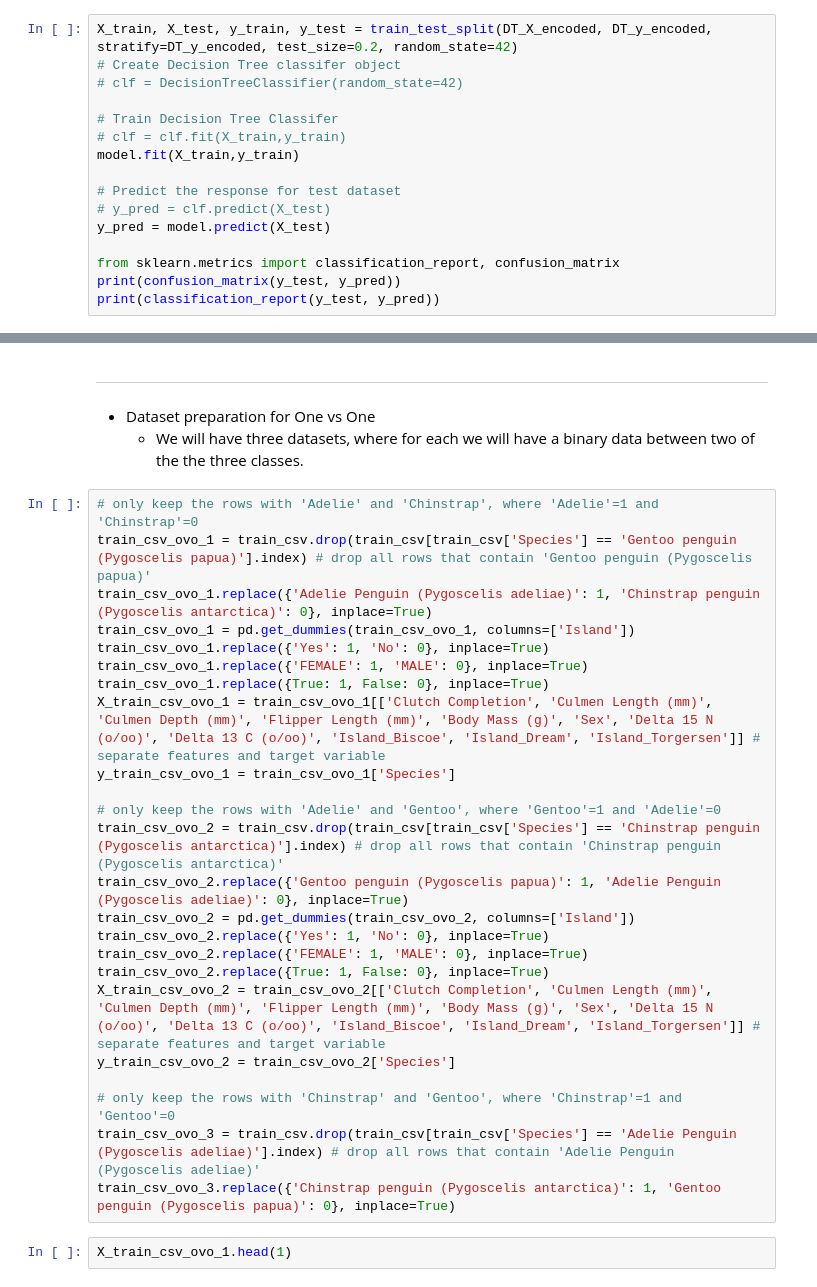
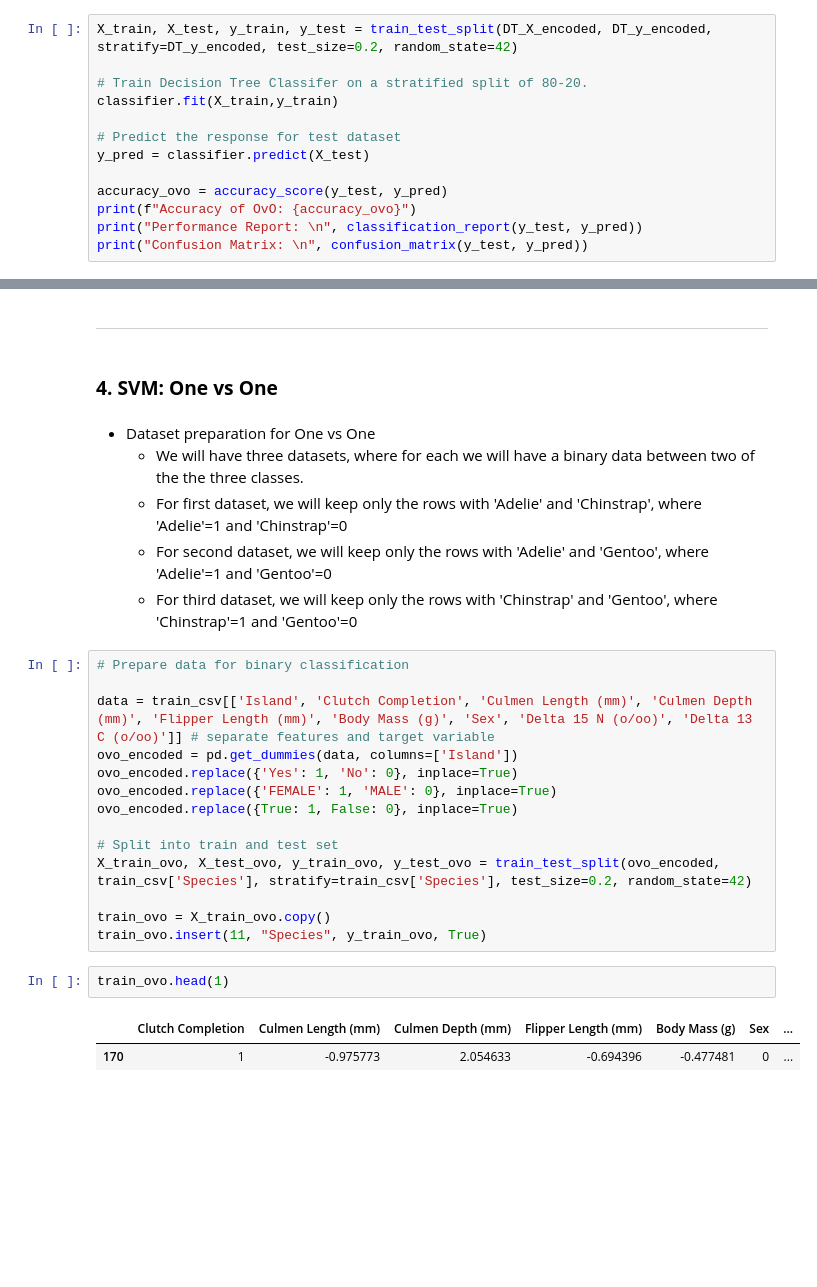
Before and after one commit to Deepti-debug/SVM-and-random-forests, a Jupyter notebook: 15_Assignment4.ipynb, the cells around one changed output, grey strips where cells are left out. Cells and saved outputs as stored; diff of their text form; blank space fills up the shorter version.

```diff
--- a/15_Assignment4.ipynb
+++ b/15_Assignment4.ipynb
@@ -548,17 +540,14 @@ Standard Deviation is: 0.07787306882481278
 # %%
 X_train, X_test, y_train, y_test = train_test_split(DT_X_encoded, DT_y_encoded, stratify=DT_y_encoded, test_size=0.2, random_state=42)
-# Create Decision Tree classifer object
-# clf = DecisionTreeClassifier(random_state=42)
 
-# Train Decision Tree Classifer
-# clf = clf.fit(X_train,y_train)
-model.fit(X_train,y_train)
+# Train Decision Tree Classifer on a stratified split of 80-20.
+classifier.fit(X_train,y_train)
 
 # Predict the response for test dataset
-# y_pred = clf.predict(X_test)
-y_pred = model.predict(X_test)
+y_pred = classifier.predict(X_test)
 
-from sklearn.metrics import classification_report, confusion_matrix
-print(confusion_matrix(y_test, y_pred))
-print(classification_report(y_test, y_pred))
+accuracy_ovo = accuracy_score(y_test, y_pred)
+print(f"Accuracy of OvO: {accuracy_ovo}")
+print("Performance Report: \n", classification_report(y_test, y_pred))
+print("Confusion Matrix: \n", confusion_matrix(y_test, y_pred))
 # %% [output]
@@ -735,32 +883,30 @@ print("Accuracy:",metrics.accuracy_score(y_test, y_pr))
 # %% [markdown]
 ----
+# %% [markdown]
+### **4. SVM: One vs One**
 # %% [markdown]
 - Dataset preparation for One vs One
     - We will have three datasets, where for each we will have a binary data between two of the the three classes.
+    - For first dataset, we will keep only the rows with 'Adelie' and 'Chinstrap', where 'Adelie'=1 and 'Chinstrap'=0
+    - For second dataset, we will keep only the rows with 'Adelie' and 'Gentoo', where 'Adelie'=1 and 'Gentoo'=0
+    - For third dataset, we will keep only the rows with 'Chinstrap' and 'Gentoo', where 'Chinstrap'=1 and 'Gentoo'=0
-# %%
-# only keep the rows with 'Adelie' and 'Chinstrap', where 'Adelie'=1 and 'Chinstrap'=0
-train_csv_ovo_1 = train_csv.drop(train_csv[train_csv['Species'] == 'Gentoo penguin (Pygoscelis papua)'].index) # drop all rows that contain 'Gentoo penguin (Pygoscelis papua)'
-train_csv_ovo_1.replace({'Adelie Penguin (Pygoscelis adeliae)': 1, 'Chinstrap penguin (Pygoscelis antarctica)': 0}, inplace=True)
-train_csv_ovo_1 = pd.get_dummies(train_csv_ovo_1, columns=['Island'])
-train_csv_ovo_1.replace({'Yes': 1, 'No': 0}, inplace=True)
-train_csv_ovo_1.replace({'FEMALE': 1, 'MALE': 0}, inplace=True)
-train_csv_ovo_1.replace({True: 1, False: 0}, inplace=True)
-X_train_csv_ovo_1 = train_csv_ovo_1[['Clutch Completion', 'Culmen Length (mm)', 'Culmen Depth (mm)', 'Flipper Length (mm)', 'Body Mass (g)', 'Sex', 'Delta 15 N (o/oo)', 'Delta 13 C (o/oo)', 'Island_Biscoe', 'Island_Dream', 'Island_Torgersen']] # separate features and target variable
-y_train_csv_ovo_1 = train_csv_ovo_1['Species']
-
-# only keep the rows with 'Adelie' and 'Gentoo', where 'Gentoo'=1 and 'Adelie'=0
-train_csv_ovo_2 = train_csv.drop(train_csv[train_csv['Species'] == 'Chinstrap penguin (Pygoscelis antarctica)'].index) # drop all rows that contain 'Chinstrap penguin (Pygoscelis antarctica)'
-train_csv_ovo_2.replace({'Gentoo penguin (Pygoscelis papua)': 1, 'Adelie Penguin (Pygoscelis adeliae)': 0}, inplace=True)
-train_csv_ovo_2 = pd.get_dummies(train_csv_ovo_2, columns=['Island'])
-train_csv_ovo_2.replace({'Yes': 1, 'No': 0}, inplace=True)
-train_csv_ovo_2.replace({'FEMALE': 1, 'MALE': 0}, inplace=True)
-train_csv_ovo_2.replace({True: 1, False: 0}, inplace=True)
-X_train_csv_ovo_2 = train_csv_ovo_2[['Clutch Completion', 'Culmen Length (mm)', 'Culmen Depth (mm)', 'Flipper Length (mm)', 'Body Mass (g)', 'Sex', 'Delta 15 N (o/oo)', 'Delta 13 C (o/oo)', 'Island_Biscoe', 'Island_Dream', 'Island_Torgersen']] # separate features and target variable
-y_train_csv_ovo_2 = train_csv_ovo_2['Species']
-
-# only keep the rows with 'Chinstrap' and 'Gentoo', where 'Chinstrap'=1 and 'Gentoo'=0
-train_csv_ovo_3 = train_csv.drop(train_csv[train_csv['Species'] == 'Adelie Penguin (Pygoscelis adeliae)'].index) # drop all rows that contain 'Adelie Penguin (Pygoscelis adeliae)'
-train_csv_ovo_3.replace({'Chinstrap penguin (Pygoscelis antarctica)': 1, 'Gentoo penguin (Pygoscelis papua)': 0}, inplace=True)
+# %%
+# Prepare data for binary classification
+
+data = train_csv[['Island', 'Clutch Completion', 'Culmen Length (mm)', 'Culmen Depth (mm)', 'Flipper Length (mm)', 'Body Mass (g)', 'Sex', 'Delta 15 N (o/oo)', 'Delta 13 C (o/oo)']] # separate features and target variable
+ovo_encoded = pd.get_dummies(data, columns=['Island'])
+ovo_encoded.replace({'Yes': 1, 'No': 0}, inplace=True)
+ovo_encoded.replace({'FEMALE': 1, 'MALE': 0}, inplace=True)
+ovo_encoded.replace({True: 1, False: 0}, inplace=True)
+
+# Split into train and test set
+X_train_ovo, X_test_ovo, y_train_ovo, y_test_ovo = train_test_split(ovo_encoded, train_csv['Species'], stratify=train_csv['Species'], test_size=0.2, random_state=42)
+
+train_ovo = X_train_ovo.copy()
+train_ovo.insert(11, "Species", y_train_ovo, True)
 # %%
-X_train_csv_ovo_1.head(1)
+train_ovo.head(1)
+# %% [output]
+|  | Clutch Completion | Culmen Length (mm) | Culmen Depth (mm) | Flipper Length (mm) | Body Mass (g) | Sex | ... |
+| 170 | 1 | -0.975773 | 2.054633 | -0.694396 | -0.477481 | 0 | ... |
 # %%
```
Also changed, not shown: parts of 86 cells of this notebook, 10 other files.
